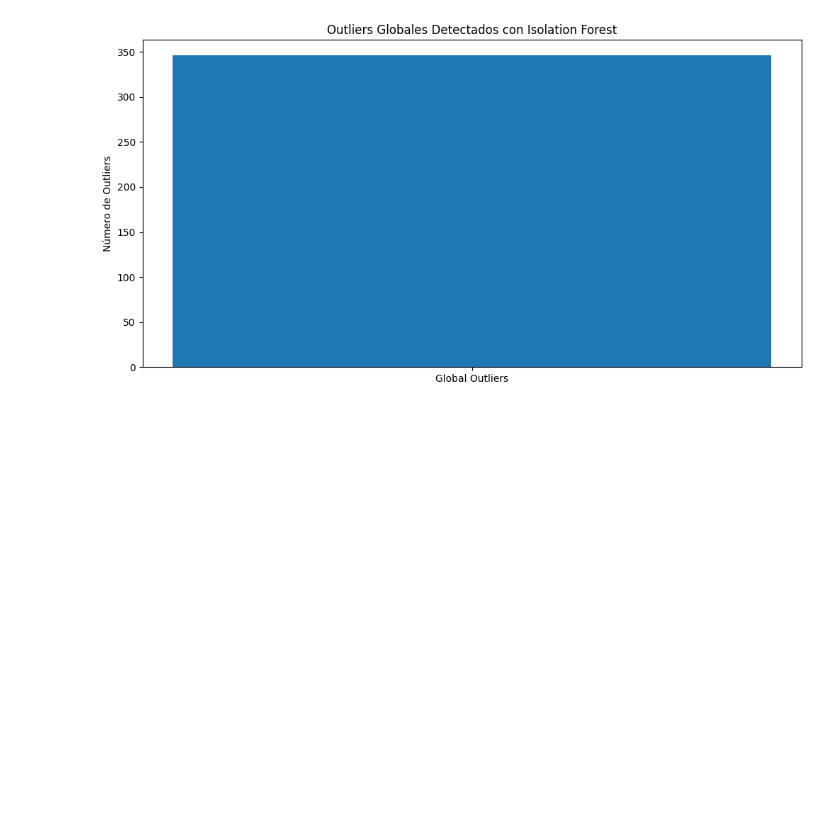
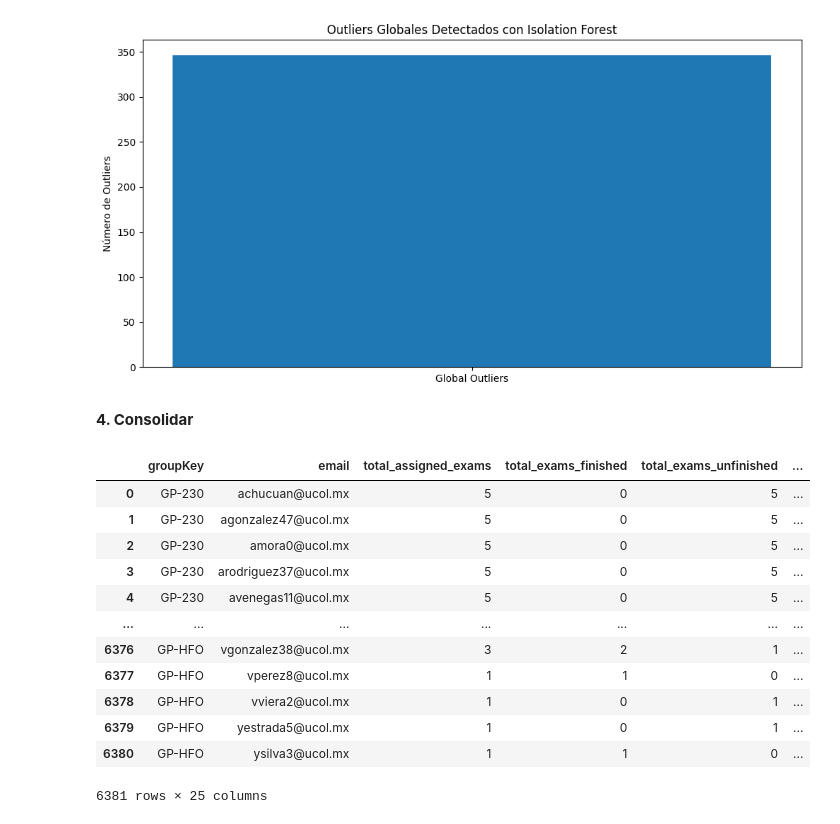
Before and after one commit to mikeroguez/experimento, a Jupyter notebook: Examenes.ipynb, the cells around one changed output. Cells and saved outputs as stored; diff of their text form; code cells hidden in the pictures; blank space fills up the shorter version.

```diff
--- a/Examenes.ipynb
+++ b/Examenes.ipynb
@@ -160,3 +160,68 @@ plt.show()
 /content/drive/MyDrive/Doctorado/Experimentos/Datos/DSv4.0/1. Para tratar/examenes/examenes_con_tiempos_fuera_de_rango.csv
 [figure]
 [figure]
+# %% [markdown]
+**4. Consolidar**
+# %%
+import pandas as pd
+
+# Cargar el dataset
+file_path = "/content/drive/MyDrive/Doctorado/Experimentos/Datos/DSv4.0/1. Para tratar/examenes/examenes_con_tiempos_fuera_de_rango.csv"
+df = pd.read_csv(file_path)
+
+# Agrupar por groupKey y email y calcular las métricas
+agg_df = df.groupby(['groupKey', 'email']).agg(
+    total_assigned_exams=('applicationKey', 'count'),
+    total_exams_finished=('finished', 'sum'),
+    total_exams_unfinished=('finished', lambda x: (x == 0).sum()),
+    exam_submission_rate=('finished', 'mean'),
+    avg_exam_normalized_score=('normalized_score', 'mean'),
+    avg_exam_standard_score=('std_score', 'mean'),
+    max_exam_normalized_score=('normalized_score', 'max'),
+    min_exam_normalized_score=('normalized_score', 'min'),
+    exam_score_variability=('normalized_score', 'std'),
+    total_perfect_exam_scores=('normalized_score', lambda x: (x == 10).sum()),
+    total_questions_answered=('TotalQuestions', 'sum'),
+    total_correct_answers=('CorrectAnswers', 'sum'),
+    total_incorrect_answers=('IncorrectAnswers', 'sum'),
+    accuracy_rate=('CorrectAnswers', lambda x: x.sum() / x.index.size),
+    total_time_spent_on_exams=('elapsed_time', 'sum'),
+    avg_exam_time=('elapsed_time', 'mean'),
+    max_exam_time=('elapsed_time', 'max'),
+    min_exam_time=('elapsed_time', 'min'),
+    outlier_exam_attempts=('outlier_elapsed_time', 'sum'),
+    general_outlier_exam_attempts=('general_outlier_elapsed_time', 'sum'),
+    outlier_exam_rate=('outlier_elapsed_time', lambda x: x.sum() / x.index.size)
+).reset_index()
+
+# Calcular incidencias manualmente
+df['exam_incidents'] = (df['finished'] == 0).astype(int) + df['outlier_elapsed_time'] + df['general_outlier_elapsed_time']
+incidents_df = df.groupby(['groupKey', 'email'])['exam_incidents'].agg(
+    total_exam_incidents='sum',
+    avg_exam_incidents='mean'
+).reset_index()
+
+# Fusionar los resultados finales
+agg_df = agg_df.merge(incidents_df, on=['groupKey', 'email'], how='left')
+
+# Guardar el archivo consolidado
+output_file = "/content/drive/MyDrive/Doctorado/Experimentos/Datos/DSv4.0/1. Para tratar/examenes/examenes_consolidados.csv"
+agg_df.to_csv(output_file, index=False)
+
+# Mostrar el DataFrame en Colab
+from IPython.display import display
+display(agg_df)
+# %% [output]
+|  | groupKey | email | total_assigned_exams | total_exams_finished | total_exams_unfinished | ... |
+| 0 | GP-230 | achucuan@ucol.mx | 5 | 0 | 5 | ... |
+| 1 | GP-230 | agonzalez47@ucol.mx | 5 | 0 | 5 | ... |
+| 2 | GP-230 | amora0@ucol.mx | 5 | 0 | 5 | ... |
+| 3 | GP-230 | arodriguez37@ucol.mx | 5 | 0 | 5 | ... |
+| 4 | GP-230 | avenegas11@ucol.mx | 5 | 0 | 5 | ... |
+| ... | ... | ... | ... | ... | ... | ... |
+| 6376 | GP-HFO | vgonzalez38@ucol.mx | 3 | 2 | 1 | ... |
+| 6377 | GP-HFO | vperez8@ucol.mx | 1 | 1 | 0 | ... |
+| 6378 | GP-HFO | vviera2@ucol.mx | 1 | 0 | 1 | ... |
+| 6379 | GP-HFO | yestrada5@ucol.mx | 1 | 0 | 1 | ... |
+| 6380 | GP-HFO | ysilva3@ucol.mx | 1 | 1 | 0 | ... |
+6381 rows × 25 columns
```
